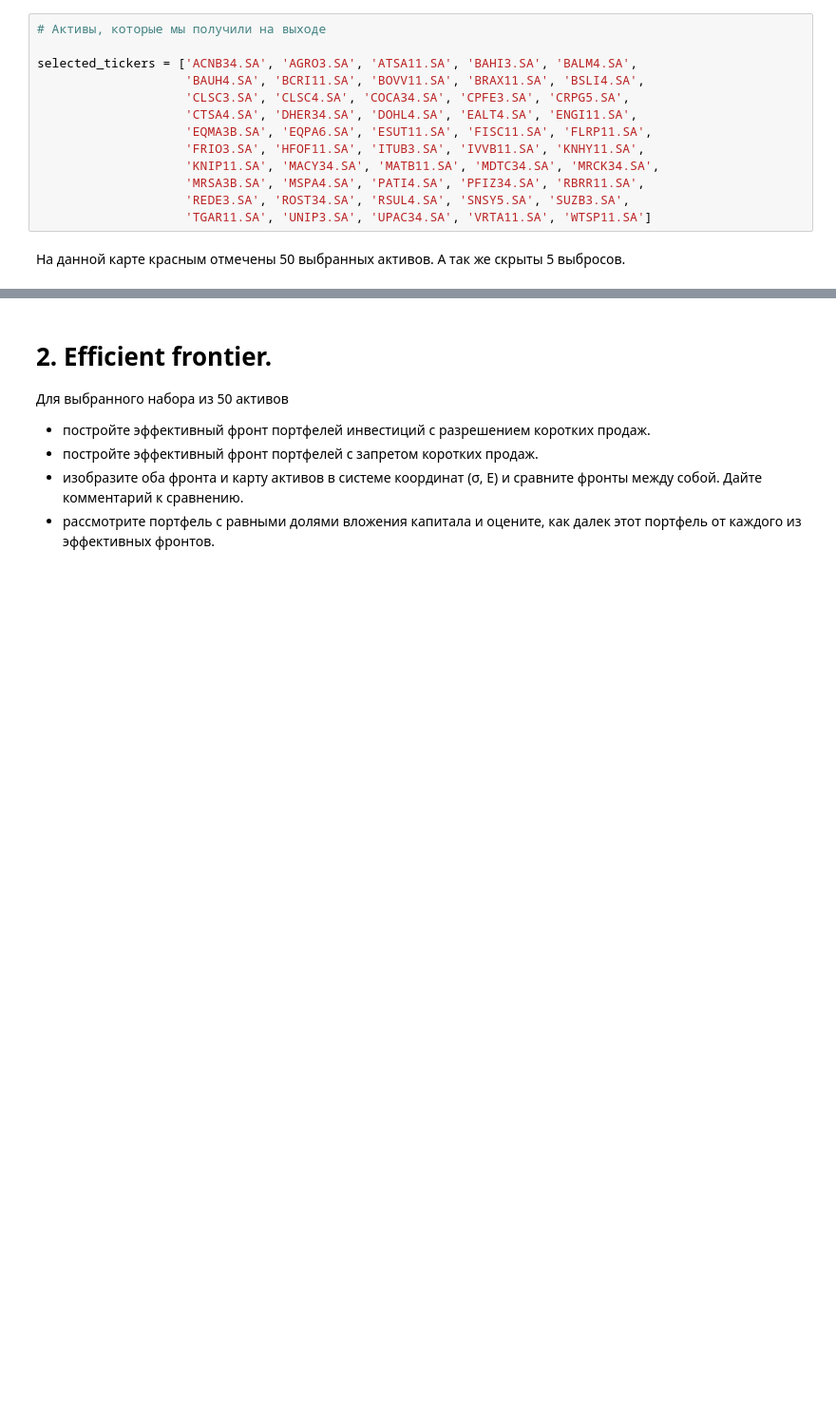
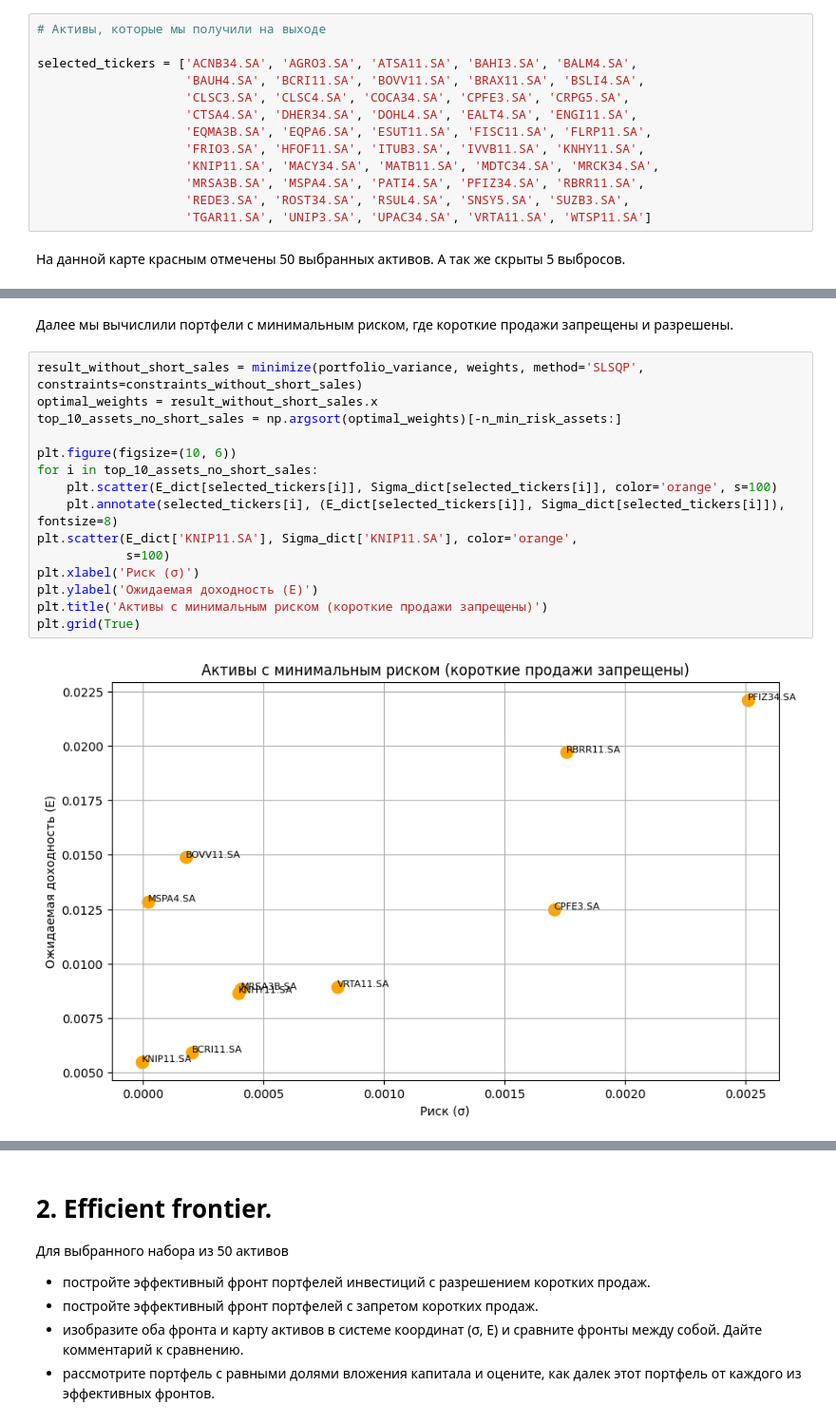
Before and after one commit to AkyLkaNastya/stock-market-analysis, a Jupyter notebook: Часть 2/report.ipynb, the cells around one changed output, grey strips where cells are left out. Shown: that part at 95% size. Drawn from its saved outputs; the diff is of its cells as text; blank space fills up the shorter version.

```diff
--- a/Часть 2/report.ipynb
+++ b/Часть 2/report.ipynb
@@ -47,0 +131,19 @@ selected_tickers = ['ACNB34.SA', 'AGRO3.SA', 'ATSA11.SA', 'BAHI3.SA', 'BALM4.SA'
+# %% [markdown]
+Далее мы вычислили портфели с минимальным риском, где короткие продажи запрещены и разрешены.
+# %%
+result_without_short_sales = minimize(portfolio_variance, weights, method='SLSQP', constraints=constraints_without_short_sales)
+optimal_weights = result_without_short_sales.x
+top_10_assets_no_short_sales = np.argsort(optimal_weights)[-n_min_risk_assets:]
+
+plt.figure(figsize=(10, 6))
+for i in top_10_assets_no_short_sales:
+    plt.scatter(E_dict[selected_tickers[i]], Sigma_dict[selected_tickers[i]], color='orange', s=100)
+    plt.annotate(selected_tickers[i], (E_dict[selected_tickers[i]], Sigma_dict[selected_tickers[i]]), fontsize=8)
+plt.scatter(E_dict['KNIP11.SA'], Sigma_dict['KNIP11.SA'], color='orange',
+            s=100)
+plt.xlabel('Риск (σ)')
+plt.ylabel('Ожидаемая доходность (E)')
+plt.title('Активы с минимальным риском (короткие продажи запрещены)')
+plt.grid(True)
+# %% [output]
+[figure, added]
```
Also changed, not shown: parts of 4 cells of this notebook, 1 other file.
